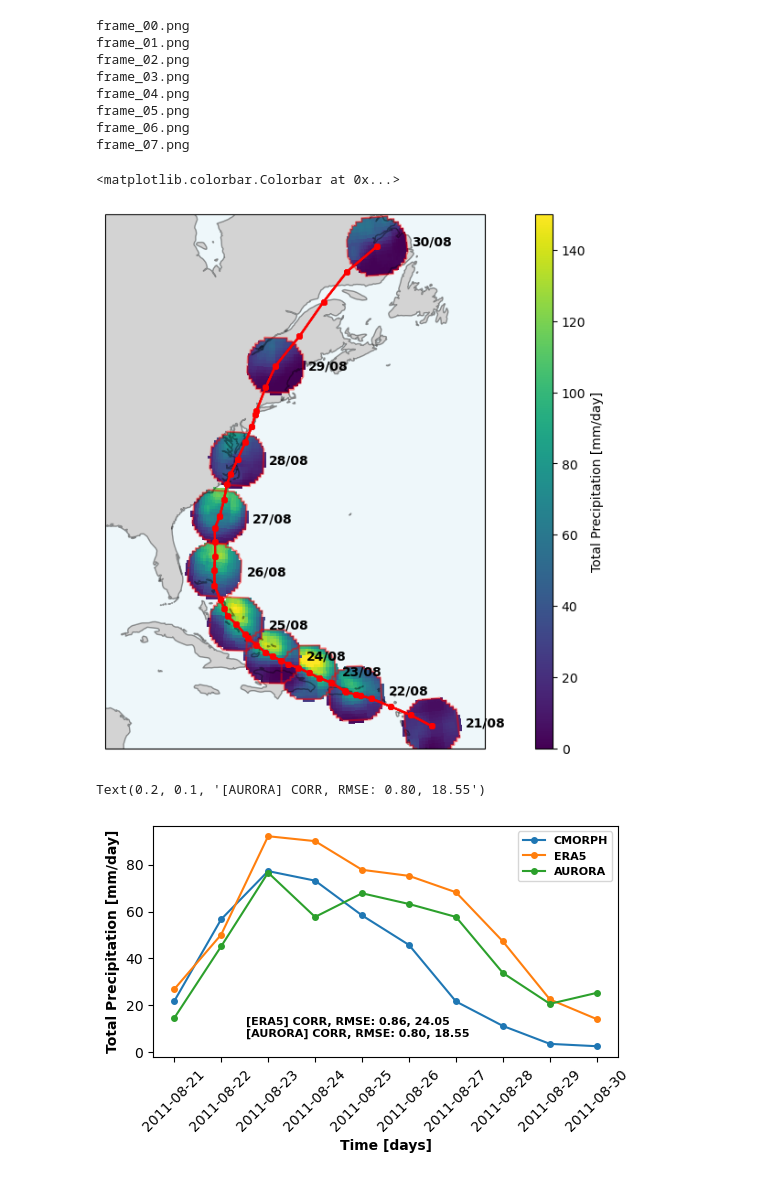
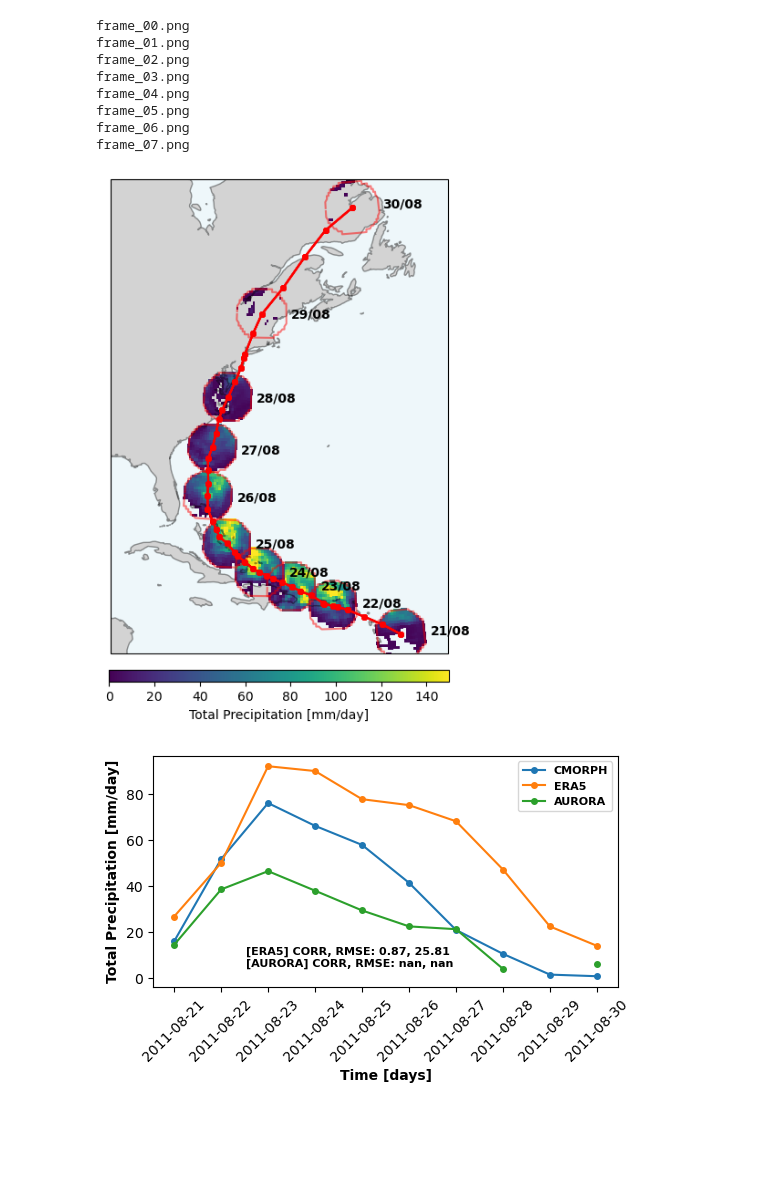
Before and after one commit to geogate-io/HAOCM-R, a Jupyter notebook: analysis/precip.ipynb, the cells around one changed output. Drawn from its saved outputs; the diff is of its cells as text; code cells hidden in the pictures; blank space fills up the shorter version.

```diff
--- a/analysis/precip.ipynb
+++ b/analysis/precip.ipynb
@@ -136,6 +136,7 @@ geospatial_lon_units :
 degrees_east
 # %%
 # Combine predictions
+lead_time = 2
 epoch_date = pd.Timestamp("1970-01-01")
 aurora_path = '/glade/derecho/scratch/turuncu/data/Data_aurora/predictions_irene_tp'
 files = sorted(glob.glob(os.path.join(aurora_path, "pred_*.nc")))
@@ -146,7 +147,7 @@ for f in files:
     d = datetime.strptime(os.path.basename(f)[5:-3], "%Y-%m-%dT%H:%M:%S")
     #print(f, d)
     ds_tmp = xr.open_dataset(f).drop_vars("rollout_step").rename({'time': 'lead_time', 'batch': 'time'})[var_list]
-    ds_tmp = ds_tmp.isel(lead_time=0)
+    ds_tmp = ds_tmp.isel(lead_time=lead_time)
     time_since_epoch = (d - epoch_date).total_seconds()
     ds_tmp = ds_tmp.assign_coords(time=[pd.to_datetime(time_since_epoch, unit='s')])
     ds_tmp.time.attrs['units'] = "seconds since 1970-01-01"
@@ -375,7 +376,7 @@ for lat, lon, time in storm_filtered:
     c = 2 * np.atan2(np.sqrt(a), np.sqrt(1 - a))
     distance_obs = R*c
     mask_obs = distance_obs < radius_km
-    data0_mean = data0.where(mask_obs & (data0 > 1.0), other=np.nan).mean(["lat", "lon"], skipna=True).values
+    data0_mean = data0.where(mask_obs & (data0 > 0.01), other=np.nan).mean(["lat", "lon"], skipna=True).values
     data["CMORPH"][indx] = data0_mean
 
     # find distance, era5 grid
@@ -422,44 +423,54 @@ for lat, lon, time in storm_filtered:
     lon_edge_ordered = list(lon_edge_ordered)
     lat_edge_ordered = list(lat_edge_ordered)
 
     # Plot selected region on map
     ax.plot(lon_edge_ordered, lat_edge_ordered, color='red', alpha = 0.5, transform=ccrs.PlateCarree())
 
     # Plot preciptiation
-    im = ax.pcolormesh(ds_combined_daily.longitude, ds_combined_daily.latitude, data2.where(mask_aurora, other=np.nan), vmin=vmin, vmax=vmax, shading='auto', cmap='viridis', transform=ccrs.PlateCarree())
+    lon = ds_cmorph.lon
+    lat = ds_cmorph.lat
+    d = data0.where(mask_obs & (data0 > 1.0), other=np.nan)
+    im = ax.pcolormesh(lon, lat, d, vmin=vmin, vmax=vmax, shading='auto', cmap='viridis', transform=ccrs.PlateCarree())
 
     # Plot best track
     ax.plot(
         storm.lon,
         storm.lat,
         color="red",
         marker="o",
         markersize=4,
         alpha = 0.5,
         #linewidth=2,
         label="HURDAT2",
         transform=ccrs.PlateCarree(),
     )
 
     # Add time information
     x = np.max(lon_edge_ordered)*1.002
     y = np.mean(lat_edge_ordered)
     ax.text(x, y, f'{time_days[indx]}', fontweight='bold', fontsize=10, horizontalalignment='left', verticalalignment='center', multialignment='center', transform=ccrs.PlateCarree())
 
     indx = indx+1
 
 # Add color bar
-fig.colorbar(im, ax=ax, pad=0.07, aspect=30, shrink=1.0, label='Total Precipitation [mm/day]')
+fig.colorbar(im, ax=ax, pad=0.03, location="bottom", aspect=30, shrink=0.63, label='Total Precipitation [mm/day]')
+
+# Save figure
+filename = f'cmorph_along_track.png'
+plt.savefig(filename, bbox_inches='tight', pad_inches=0.6, dpi=300)
 # %% [output]
-<matplotlib.colorbar.Colorbar at 0x...>
-[figure, old version]
+[figure, new version]
 # %%
+# Get data
 corr_era5 = np.corrcoef(np.array(data["CMORPH"]), np.array(data["ERA5"]))[0, 1]
 rmse_era5 = np.sqrt(np.mean((np.array(data["CMORPH"]) - np.array(data["ERA5"])) ** 2))
 corr_aurora = np.corrcoef(np.array(data["CMORPH"]), np.array(data["AURORA"]))[0, 1]
 rmse_aurora = np.sqrt(np.mean((np.array(data["CMORPH"]) - np.array(data["AURORA"])) ** 2))
 
+# Create figure
 fig, ax = plt.subplots(1, 1, figsize=(6,3))
+
+# Create plot
 ax.plot(storm_time, data["CMORPH"], marker='o', markersize=4, label="CMORPH")
 ax.plot(storm_time, data["ERA5"], marker='o', markersize=4, label="ERA5")
 ax.plot(storm_time, data["AURORA"], marker='o', markersize=4, label="AURORA")
@@ -470,6 +481,9 @@ ax.tick_params(axis='x', labelrotation=45)
 
 ax.text(0.2, 0.15, f'[ERA5] CORR, RMSE: {corr_era5:.2f}, {rmse_era5:.2f}', fontsize=8, fontweight='bold', horizontalalignment='left', verticalalignment='center', multialignment='center', transform=ax.transAxes)
 ax.text(0.2, 0.10, f'[AURORA] CORR, RMSE: {corr_aurora:.2f}, {rmse_aurora:.2f}', fontsize=8, fontweight='bold', horizontalalignment='left', verticalalignment='center', multialignment='center', transform=ax.transAxes)
+
+# Save figure
+filename = f'time_series_{lead_time}.png'
+plt.savefig(filename, bbox_inches='tight', pad_inches=0.6, dpi=300)
 # %% [output]
-Text(0.2, 0.1, '[AURORA] CORR, RMSE: 0.80, 18.55')
-[figure, old version]
+[figure, new version]
```
Also changed, not shown: parts of 4 cells of this notebook, 3 other files.
